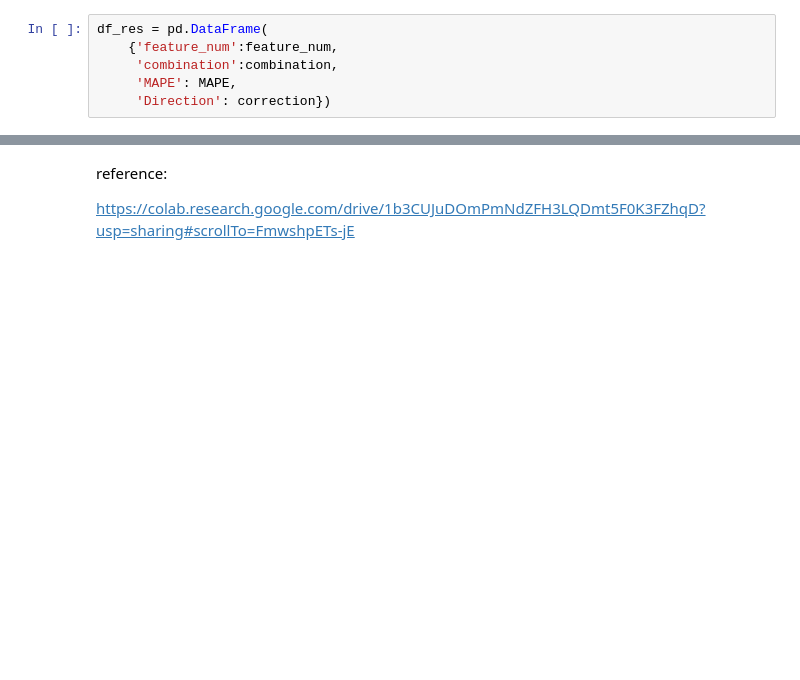
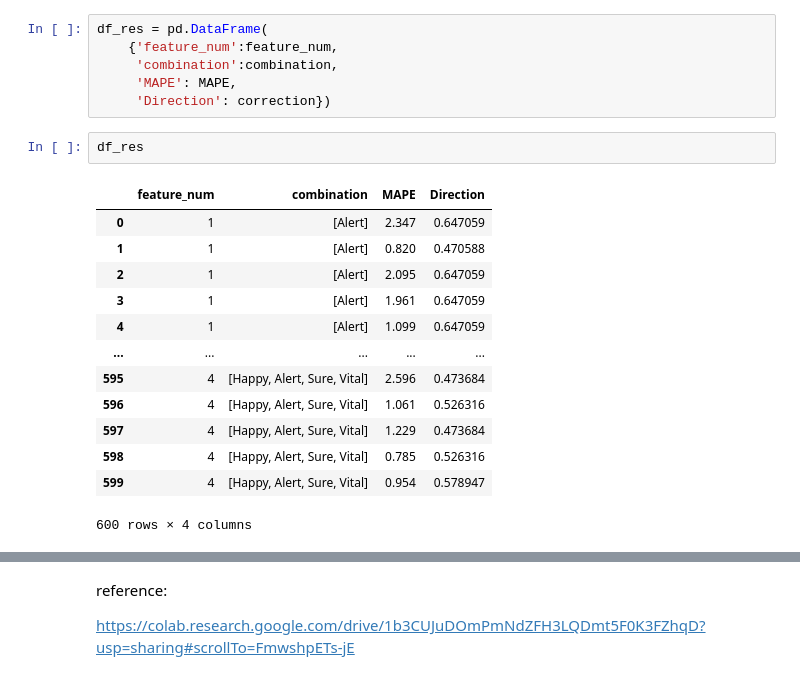
Before and after one commit to la83la/about_emotion, a Jupyter notebook: 4_GPOMS_LSTM.ipynb, the cells around one changed output, grey strips where cells are left out. Cells and saved outputs as stored; diff of their text form; blank space fills up the shorter version.

```diff
--- a/4_GPOMS_LSTM.ipynb
+++ b/4_GPOMS_LSTM.ipynb
@@ -352,3 +383,19 @@ df_res = pd.DataFrame(
      'combination':combination,
      'MAPE': MAPE,
      'Direction': correction})
+# %%
+df_res
+# %% [output]
+|  | feature_num | combination | MAPE | Direction |
+| 0 | 1 | [Alert] | 2.347 | 0.647059 |
+| 1 | 1 | [Alert] | 0.820 | 0.470588 |
+| 2 | 1 | [Alert] | 2.095 | 0.647059 |
+| 3 | 1 | [Alert] | 1.961 | 0.647059 |
+| 4 | 1 | [Alert] | 1.099 | 0.647059 |
+| ... | ... | ... | ... | ... |
+| 595 | 4 | [Happy, Alert, Sure, Vital] | 2.596 | 0.473684 |
+| 596 | 4 | [Happy, Alert, Sure, Vital] | 1.061 | 0.526316 |
+| 597 | 4 | [Happy, Alert, Sure, Vital] | 1.229 | 0.473684 |
+| 598 | 4 | [Happy, Alert, Sure, Vital] | 0.785 | 0.526316 |
+| 599 | 4 | [Happy, Alert, Sure, Vital] | 0.954 | 0.578947 |
+600 rows × 4 columns
```
Also changed, not shown: parts of 19 cells of this notebook, 2 other files.
